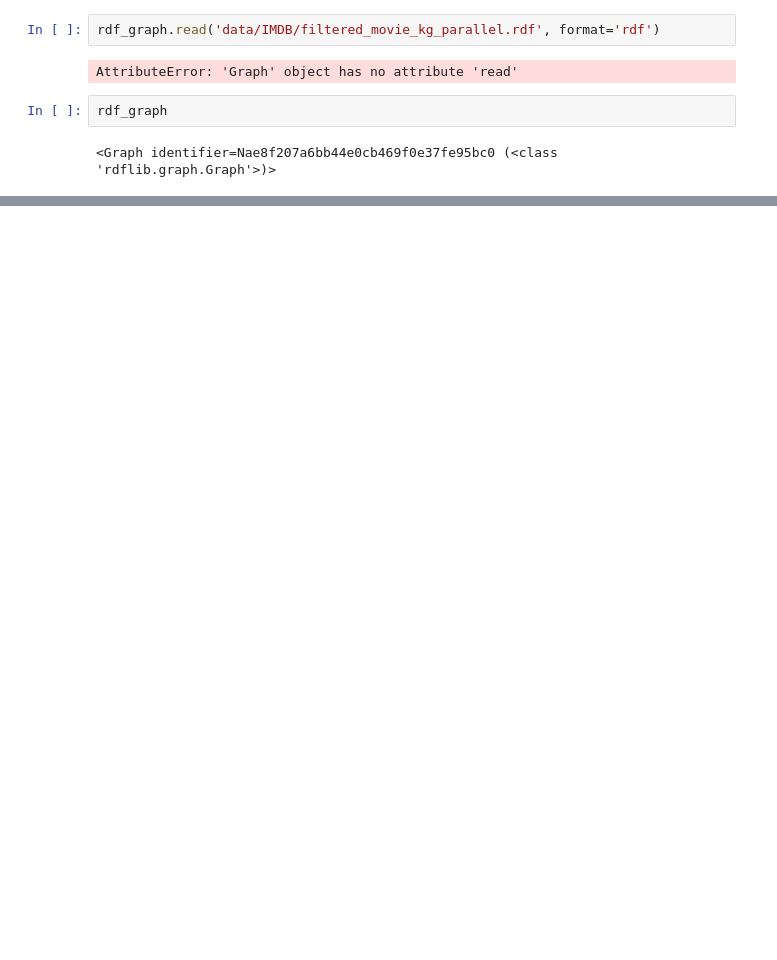
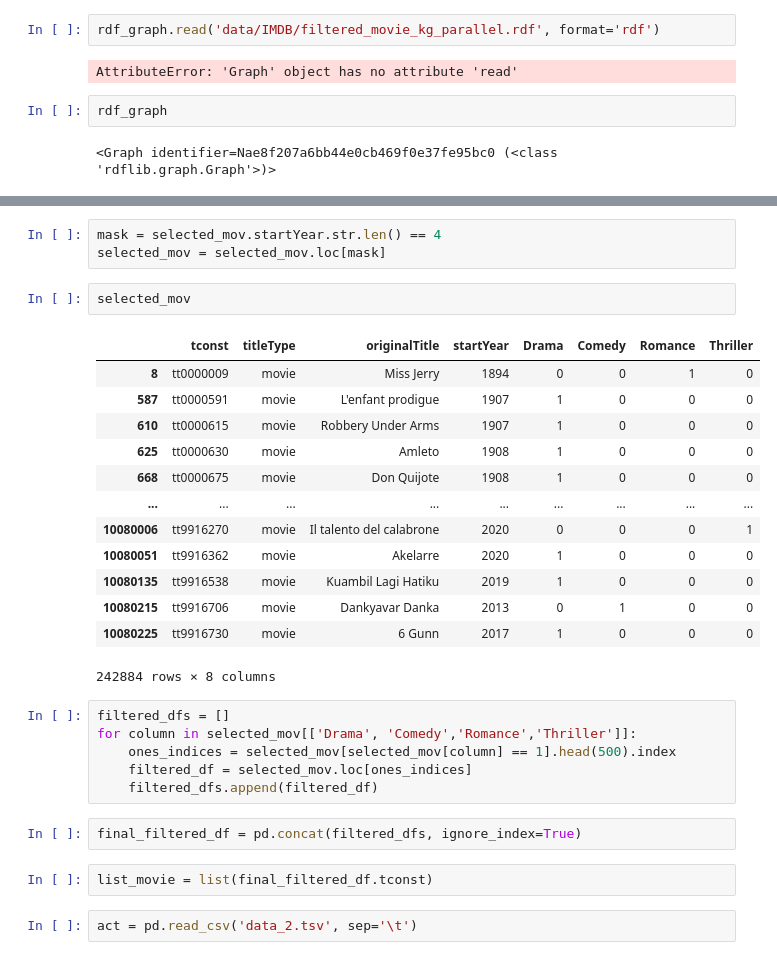
Before and after one commit to LuThe17/explainable-RGCNs-and-RGATs, a Jupyter notebook: data/IMDB/imdb.ipynb, the cells around one changed output, grey strips where cells are left out. Saved outputs shown, nothing was run; the diff lists cells and outputs as text; blank space fills up the shorter version.

```diff
--- a/data/IMDB/imdb.ipynb
+++ b/data/IMDB/imdb.ipynb
@@ -375,0 +486,31 @@ rdf_graph
+# %%
+mask = selected_mov.startYear.str.len() == 4
+selected_mov = selected_mov.loc[mask]
+# %%
+selected_mov
+# %% [output]
+|  | tconst | titleType | originalTitle | startYear | Drama | Comedy | Romance | Thriller |
+| 8 | tt0000009 | movie | Miss Jerry | 1894 | 0 | 0 | 1 | 0 |
+| 587 | tt0000591 | movie | L'enfant prodigue | 1907 | 1 | 0 | 0 | 0 |
+| 610 | tt0000615 | movie | Robbery Under Arms | 1907 | 1 | 0 | 0 | 0 |
+| 625 | tt0000630 | movie | Amleto | 1908 | 1 | 0 | 0 | 0 |
+| 668 | tt0000675 | movie | Don Quijote | 1908 | 1 | 0 | 0 | 0 |
+| ... | ... | ... | ... | ... | ... | ... | ... | ... |
+| 10080006 | tt9916270 | movie | Il talento del calabrone | 2020 | 0 | 0 | 0 | 1 |
+| 10080051 | tt9916362 | movie | Akelarre | 2020 | 1 | 0 | 0 | 0 |
+| 10080135 | tt9916538 | movie | Kuambil Lagi Hatiku | 2019 | 1 | 0 | 0 | 0 |
+| 10080215 | tt9916706 | movie | Dankyavar Danka | 2013 | 0 | 1 | 0 | 0 |
+| 10080225 | tt9916730 | movie | 6 Gunn | 2017 | 1 | 0 | 0 | 0 |
+242884 rows × 8 columns
+# %%
+filtered_dfs = []
+for column in selected_mov[['Drama', 'Comedy','Romance','Thriller']]:
+    ones_indices = selected_mov[selected_mov[column] == 1].head(500).index
+    filtered_df = selected_mov.loc[ones_indices]
+    filtered_dfs.append(filtered_df)
+# %%
+final_filtered_df = pd.concat(filtered_dfs, ignore_index=True)
+# %%
+list_movie = list(final_filtered_df.tconst)
+# %%
+act = pd.read_csv('data_2.tsv', sep='\t')
```
Also changed, not shown: parts of 33 cells of this notebook.
